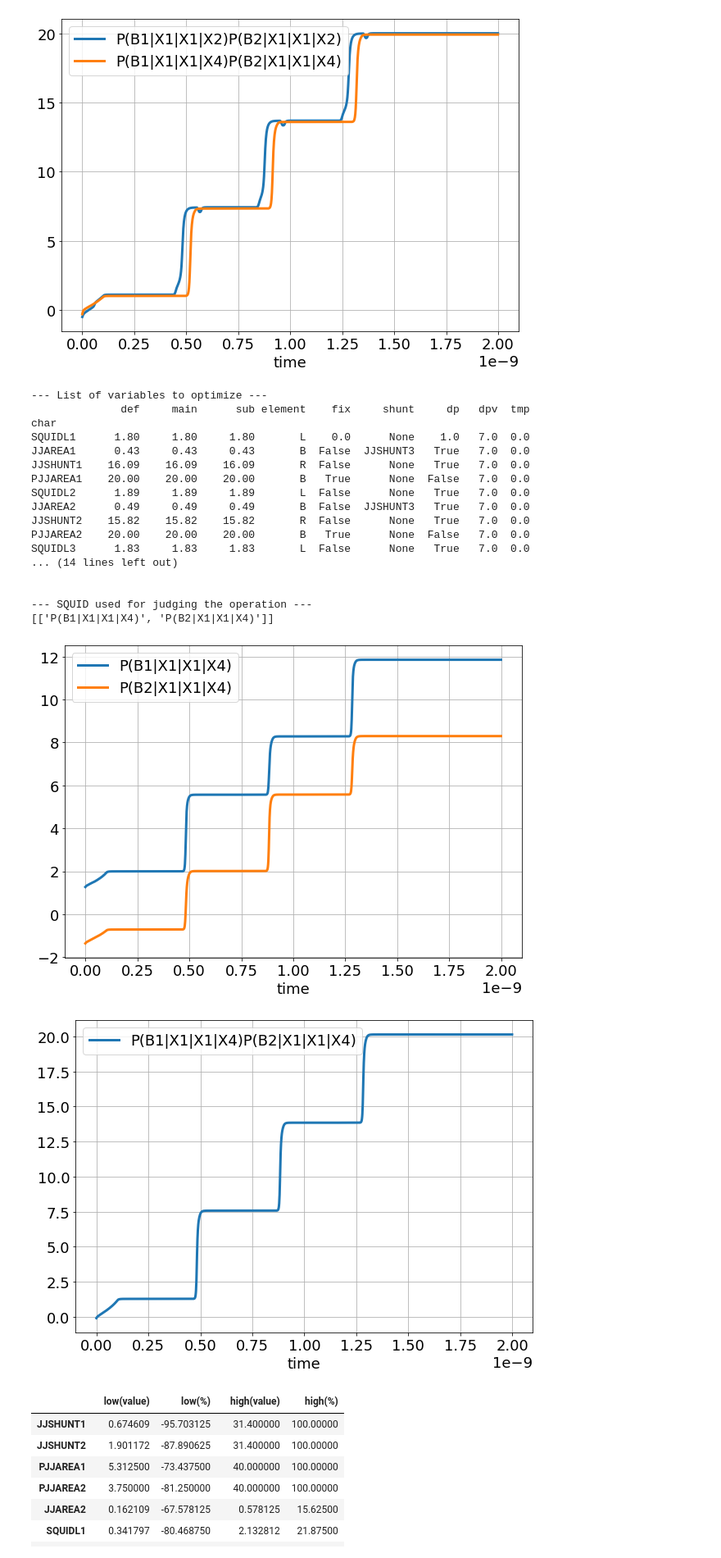
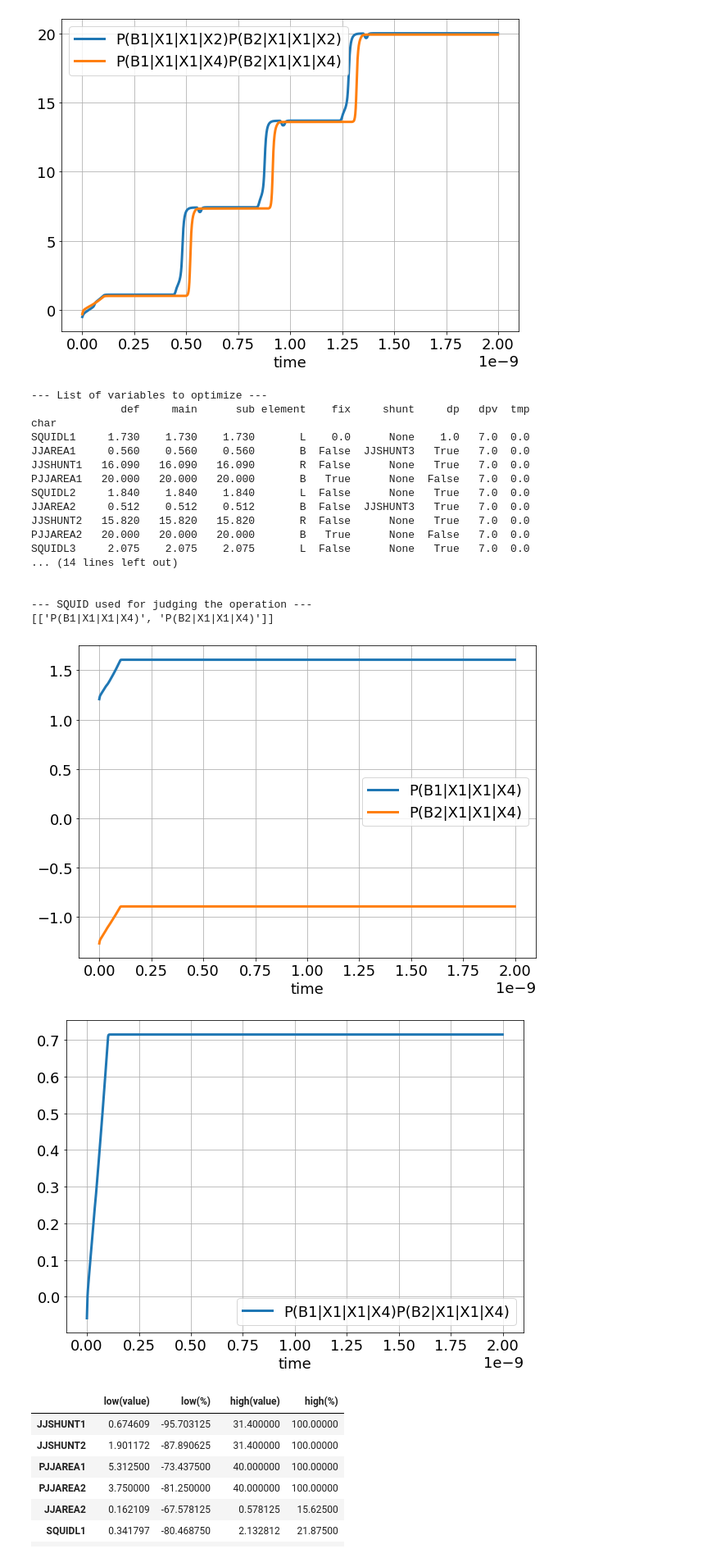
Before and after one commit to tanetakumi/hfq-optimizer, a Jupyter notebook: template/optimize4.ipynb, the cells around one changed output. Shown at 82% size. Saved outputs shown, nothing was run; the diff lists cells and outputs as text; code cells hidden in the pictures.

```diff
--- a/template/optimize4.ipynb
+++ b/template/optimize4.ipynb
@@ -134,31 +134,31 @@ netlist_data2 = """
 
 * PYSQUID=====================================
 .subckt psquid1        3  5
-L1                 3         1   #SQUIDL1(1.8)pH fcheck
-L2                 3         4   #SQUIDL1(1.8)pH fcheck
-B1                 1         5   jjmod area=#JJAREA1(v=0.43, shunt = JJSHUNT3)
+L1                 3         1   #SQUIDL1(1.73)pH fcheck
+L2                 3         4   #SQUIDL1(1.73)pH fcheck
+B1                 1         5   jjmod area=#JJAREA1(v=0.56, shunt = JJSHUNT3)
 R1                 1         5   #JJSHUNT1(16.09)ohm
-B2                 2         5   jjmod area=#JJAREA1(v=0.43)
+B2                 2         5   jjmod area=#JJAREA1(v=0.56)
 R2                 2         5   #JJSHUNT1(16.09)ohm
 B3                 4         2   pjjmod area=#PJJAREA1(20, fix = true, dp = false)
 .ends
 
 .subckt psquid2        3  5
-L1                 3         1   #SQUIDL2(1.89)pH fcheck
-L2                 3         4   #SQUIDL2(1.89)pH fcheck
-B1                 1         5   jjmod area=#JJAREA2(v=0.49, shunt = JJSHUNT3)
+L1                 3         1   #SQUIDL2(1.84)pH fcheck
+L2                 3         4   #SQUIDL2(1.84)pH fcheck
+B1                 1         5   jjmod area=#JJAREA2(v=0.512, shunt = JJSHUNT3)
 R1                 1         5   #JJSHUNT2(15.82)ohm
-B2                 2         5   jjmod area=#JJAREA2(v=0.49)
+B2                 2         5   jjmod area=#JJAREA2(v=0.512)
 R2                 2         5   #JJSHUNT2(15.82)ohm
 B3                 4         2   pjjmod area=#PJJAREA2(20, fix = true, dp = false)
 .ends
 
 .subckt psquid3        3  5
-L1                 3         1   #SQUIDL3(1.83)pH fcheck
-L2                 3         4   #SQUIDL3(1.83)pH fcheck
-B1                 1         5   jjmod area=#JJAREA3(v=0.46, shunt = JJSHUNT3)
+L1                 3         1   #SQUIDL3(2.075)pH fcheck
+L2                 3         4   #SQUIDL3(2.075)pH fcheck
+B1                 1         5   jjmod area=#JJAREA3(v=0.54, shunt = JJSHUNT3)
 R1                 1         5   #JJSHUNT3(15.41)ohm
-B2                 2         5   jjmod area=#JJAREA3(v=0.46)
+B2                 2         5   jjmod area=#JJAREA3(v=0.54)
 R2                 2         5   #JJSHUNT3(15.41)ohm
 B3                 4         2   pjjmod area=#PJJAREA3(20, fix = true, dp = false)
 .ends
@@ -166,13 +166,13 @@ B3                 4         2   pjjmod area=#PJJAREA3(20, fix = true, dp = fals
 
 .subckt DCHFQ 1 6 100
 * 250-350  750-850  1250-1350
-Rin                     1        2    #DCHFQR1(1000, dpv = 20)ohm
+Rin                     1        2    #DCHFQR1(374, dpv = 20)ohm
 L0                      2        3    2pH fcheck
-L1                      3        0    #DCHFQL1(46, dpv = 13)pH fcheck
+L1                      3        0    #DCHFQL1(18.25, dpv = 13)pH fcheck
 X1       psquid1         3        4
-L3                      4        5    #DCHFQL2(4.27)pH fcheck
+L3                      4        5    #DCHFQL2(4.26)pH fcheck
 L4                      5        6    #DCHFQL3(2.00, fix = true, dp=False)pH fcheck
-R1                      100      5    #BIASR1(25, dpv = 10)ohm
+R1                      100      5    #DCHFQR1(25, dpv = 10)ohm
 X2       psquid2         6        0
 .ends
 
@@ -205,45 +205,45 @@ R2                      5     13  8.32ohm
 L5                      13     0  2pH fcheck
 Vb                      100    0  pwl(0ps 0mV 100ps #BIAS(v=0.3,fix = true, dp = false)mV)
 
 
 **netlis file
 .tran 1.0ps 2000ps 0ps 1ps
 
 
 .print phase B1|X1|X1|X4
 .print phase B2|X1|X1|X4
 
 .end
 
 **** optimize ****
 * バイアス電圧の立ち上がり終了の時間
 * EndTimeOfBiasRise=100e-12
 * 初期パルスの入力開始時間
 * StartTimeOfPulseInput=400e-12
 * 許容できるパルスの遅延
-* PulseDelay=4.0e-11
+* PulseDelay=3.0e-11
 """
 d2 = data.Data(netlist_data2,True)
 # %% [output]
 --- List of variables to optimize ---
               def     main      sub element    fix     shunt     dp   dpv  tmp
 char
-SQUIDL1      1.80     1.80     1.80       L    0.0      None    1.0   7.0  0.0
-JJAREA1      0.43     0.43     0.43       B  False  JJSHUNT3   True   7.0  0.0
-JJSHUNT1    16.09    16.09    16.09       R  False      None   True   7.0  0.0
-PJJAREA1    20.00    20.00    20.00       B   True      None  False   7.0  0.0
-SQUIDL2      1.89     1.89     1.89       L  False      None   True   7.0  0.0
-JJAREA2      0.49     0.49     0.49       B  False  JJSHUNT3   True   7.0  0.0
-JJSHUNT2    15.82    15.82    15.82       R  False      None   True   7.0  0.0
-PJJAREA2    20.00    20.00    20.00       B   True      None  False   7.0  0.0
-SQUIDL3      1.83     1.83     1.83       L  False      None   True   7.0  0.0
+SQUIDL1     1.730    1.730    1.730       L    0.0      None    1.0   7.0  0.0
+JJAREA1     0.560    0.560    0.560       B  False  JJSHUNT3   True   7.0  0.0
+JJSHUNT1   16.090   16.090   16.090       R  False      None   True   7.0  0.0
+PJJAREA1   20.000   20.000   20.000       B   True      None  False   7.0  0.0
+SQUIDL2     1.840    1.840    1.840       L  False      None   True   7.0  0.0
+JJAREA2     0.512    0.512    0.512       B  False  JJSHUNT3   True   7.0  0.0
+JJSHUNT2   15.820   15.820   15.820       R  False      None   True   7.0  0.0
+PJJAREA2   20.000   20.000   20.000       B   True      None  False   7.0  0.0
+SQUIDL3     2.075    2.075    2.075       L  False      None   True   7.0  0.0
 ... (14 lines left out)
 
 
 --- SQUID used for judging the operation ---
 [['P(B1|X1|X1|X4)', 'P(B2|X1|X1|X4)']]
-[figure, old version]
+[figure, new version]
-[figure, old version]
+[figure, new version]
 # %%
 d2.get_margins(plot=True)
 # %% [output]
```
Also changed, not shown: parts of 3 cells of this notebook, 5 other files.
